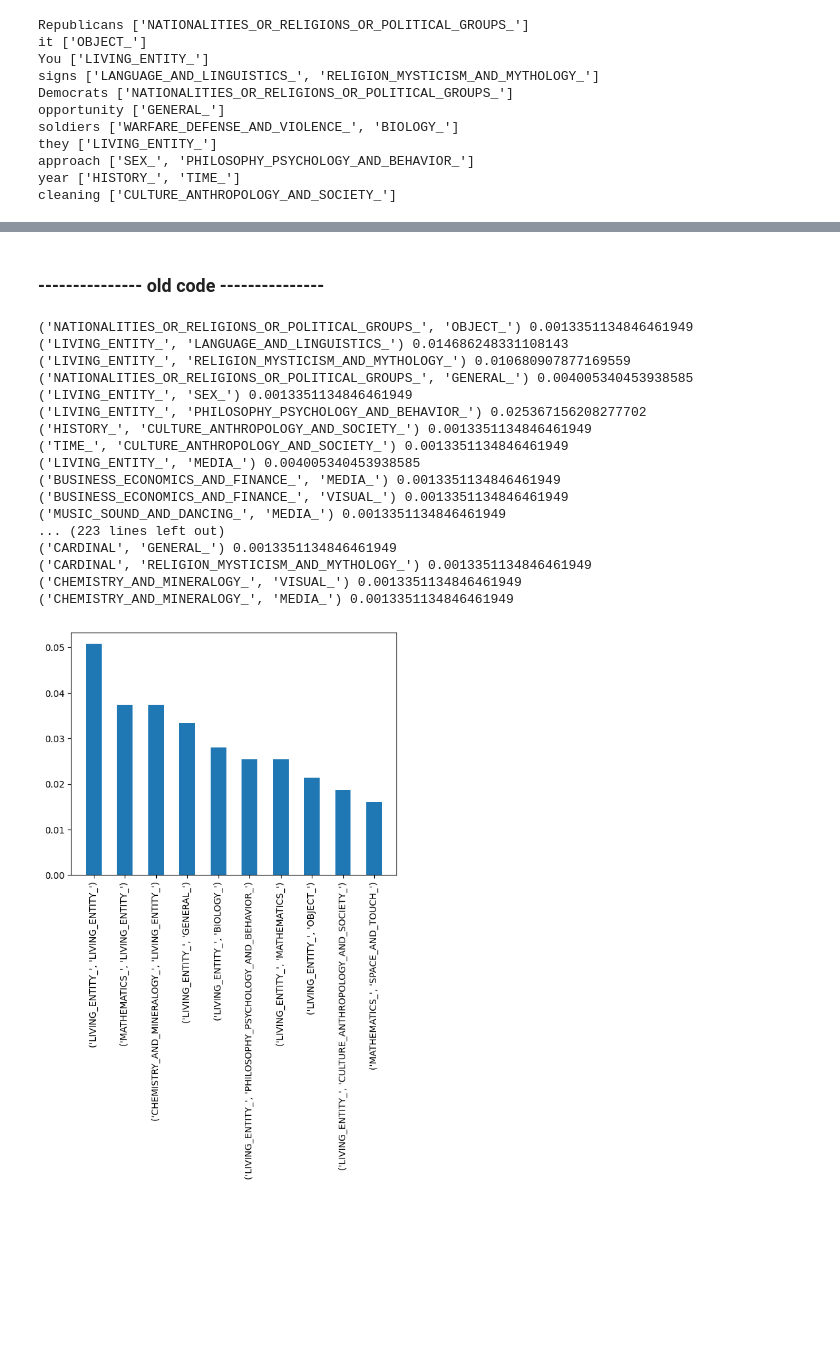
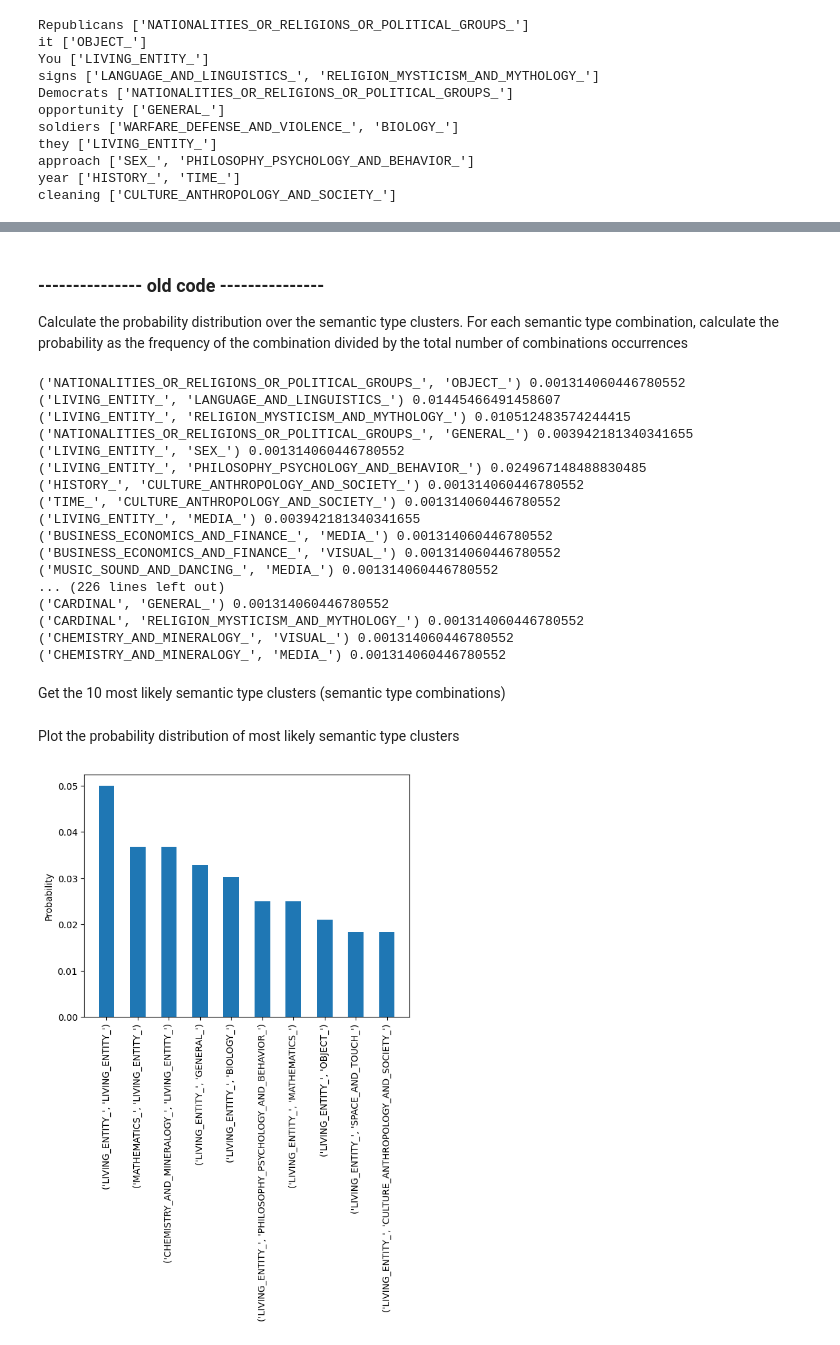
Before and after one commit to N-essuno/hanks_valence, a Jupyter notebook: hanks_valence.ipynb, the cells around one changed output, grey strips where cells are left out. Saved outputs shown, nothing was run; the diff lists cells and outputs as text; code cells hidden in the pictures; blank space fills up the shorter version.

```diff
--- a/hanks_valence.ipynb
+++ b/hanks_valence.ipynb
@@ -171,7 +175,10 @@ def get_named_entity_sem_types(named_entities: List[str]) -> List[str]:
 # %%
-def select_most_freq_sem_type(sem_types: List[str], n: int):
+def select_most_freq_sem_type(sem_types: List[str], n: int) -> List[str]:
     """
     Given a list of semantic types as strings, select the n most frequent semantic types
+    :param sem_types: list of semantic types as strings
+    :param n: number of most frequent semantic types to select
+    :return: list of n most frequent semantic types
     """
     sem_type_freq = {}
 
@@ -183,6 +190,6 @@ def select_most_freq_sem_type(sem_types: List[str], n: int):
 
     # sort the semantic types by frequency, uses the frequency as the key
     sorted_sem_type_freq = sorted(sem_type_freq.items(), key=lambda x: x[1], reverse=True)
-    # takes the first n semantic types from the sorted list
+    # take the first n semantic types from the sorted list
     return [sem_type for sem_type, freq in sorted_sem_type_freq[:n]]
 # %% [markdown]
@@ -190,15 +197,16 @@ def select_most_freq_sem_type(sem_types: List[str], n: int):
 # %%
-unkonwn_words = set()
+word_sem_type_dict: Dict[str, List[str]] = {} # dictionary to store the semantic types of each word (word -> semantic types)
+unkonwn_words = set() # set to store unknown words (words for which we couldn't find semantic types)
 
 def find_sem_types(word: str, n_most_freq: int = 2 ):
     """
-    Given a word, find the n_most_freq most frequent semantic types for the word based on its type (pronoun, common noun, named entity)
+    Given a word, find the n_most_freq most frequent semantic types for the word based on its type (pronoun, common noun, named entity) and store them in the word_sem_type_dict
     :param word: word to find the semantic types
     :param n_most_freq: number of most frequent semantic types to select
     """
     lemmatized_word = lemmatizer.lemmatize(word)
 
-    if lemmatized_word not in word_sem_type_dict: # if the word is not already in the dictionary
+    if word not in word_sem_type_dict: # if the word is not already in the dictionary
         # extract possible named entities
         named_entities = ner_single_word(word)
 
@@ -210,8 +218,8 @@ def find_sem_types(word: str, n_most_freq: int = 2 ):
             sem_types = get_common_nouns_sem_types(lemmatized_word)
 
         if sem_types: # if we found semantic types
-            frequent_sem_types = select_most_freq_sem_type(sem_types, n_most_freq)
-            word_sem_type_dict[word] = frequent_sem_types
+            frequent_sem_types = select_most_freq_sem_type(sem_types, n_most_freq) # get most frequent semantic types
+            word_sem_type_dict[word] = frequent_sem_types # store the semantic types in the dictionary
         else:
             unkonwn_words.add(word)
 # %% [markdown]
@@ -308,36 +312,42 @@ plt.show()
 # %% [markdown]
 ### --------------- old code ---------------
+
+Calculate the probability distribution over the semantic type clusters.
+For each semantic type combination, calculate the probability as the frequency of the combination divided by the total number of combinations occurrences
 # %%
-# calculate the probability distribution over the semantic type clusters
 total_occurrences = sum(sem_type_combinations.values())
-sem_type_probabilities = {sem_type: freq / total_occurrences for sem_type, freq in sem_type_combinations.items()}
+
+sem_type_probabilities = {sem_type_comb: comb_freq / total_occurrences for sem_type_comb, comb_freq in sem_type_combinations.items()}
 for sem_type, prob in sem_type_probabilities.items():
     print(sem_type, prob)
 # %% [output]
-('NATIONALITIES_OR_RELIGIONS_OR_POLITICAL_GROUPS_', 'OBJECT_') 0.0013351134846461949
-('LIVING_ENTITY_', 'LANGUAGE_AND_LINGUISTICS_') 0.014686248331108143
-('LIVING_ENTITY_', 'RELIGION_MYSTICISM_AND_MYTHOLOGY_') 0.010680907877169559
-('NATIONALITIES_OR_RELIGIONS_OR_POLITICAL_GROUPS_', 'GENERAL_') 0.004005340453938585
-('LIVING_ENTITY_', 'SEX_') 0.0013351134846461949
-('LIVING_ENTITY_', 'PHILOSOPHY_PSYCHOLOGY_AND_BEHAVIOR_') 0.025367156208277702
-('HISTORY_', 'CULTURE_ANTHROPOLOGY_AND_SOCIETY_') 0.0013351134846461949
-('TIME_', 'CULTURE_ANTHROPOLOGY_AND_SOCIETY_') 0.0013351134846461949
-('LIVING_ENTITY_', 'MEDIA_') 0.004005340453938585
-('BUSINESS_ECONOMICS_AND_FINANCE_', 'MEDIA_') 0.0013351134846461949
-('BUSINESS_ECONOMICS_AND_FINANCE_', 'VISUAL_') 0.0013351134846461949
-('MUSIC_SOUND_AND_DANCING_', 'MEDIA_') 0.0013351134846461949
-... (223 lines left out)
-('CARDINAL', 'GENERAL_') 0.0013351134846461949
-('CARDINAL', 'RELIGION_MYSTICISM_AND_MYTHOLOGY_') 0.0013351134846461949
-('CHEMISTRY_AND_MINERALOGY_', 'VISUAL_') 0.0013351134846461949
-('CHEMISTRY_AND_MINERALOGY_', 'MEDIA_') 0.0013351134846461949
+('NATIONALITIES_OR_RELIGIONS_OR_POLITICAL_GROUPS_', 'OBJECT_') 0.001314060446780552
+('LIVING_ENTITY_', 'LANGUAGE_AND_LINGUISTICS_') 0.01445466491458607
+('LIVING_ENTITY_', 'RELIGION_MYSTICISM_AND_MYTHOLOGY_') 0.010512483574244415
+('NATIONALITIES_OR_RELIGIONS_OR_POLITICAL_GROUPS_', 'GENERAL_') 0.003942181340341655
+('LIVING_ENTITY_', 'SEX_') 0.001314060446780552
+('LIVING_ENTITY_', 'PHILOSOPHY_PSYCHOLOGY_AND_BEHAVIOR_') 0.024967148488830485
+('HISTORY_', 'CULTURE_ANTHROPOLOGY_AND_SOCIETY_') 0.001314060446780552
+('TIME_', 'CULTURE_ANTHROPOLOGY_AND_SOCIETY_') 0.001314060446780552
+('LIVING_ENTITY_', 'MEDIA_') 0.003942181340341655
+('BUSINESS_ECONOMICS_AND_FINANCE_', 'MEDIA_') 0.001314060446780552
+('BUSINESS_ECONOMICS_AND_FINANCE_', 'VISUAL_') 0.001314060446780552
+('MUSIC_SOUND_AND_DANCING_', 'MEDIA_') 0.001314060446780552
+... (226 lines left out)
+('CARDINAL', 'GENERAL_') 0.001314060446780552
+('CARDINAL', 'RELIGION_MYSTICISM_AND_MYTHOLOGY_') 0.001314060446780552
+('CHEMISTRY_AND_MINERALOGY_', 'VISUAL_') 0.001314060446780552
+('CHEMISTRY_AND_MINERALOGY_', 'MEDIA_') 0.001314060446780552
+# %% [markdown]
+Get the 10 most likely semantic type clusters (semantic type combinations)
 # %%
-# get 10 most frequent semantic type clusters
-most_frequent_sem_type_clusters = dict(sorted(sem_type_probabilities.items(), key=lambda x: x[1], reverse=True))
+most_likely_sem_type_clusters = dict(sorted(sem_type_probabilities.items(), key=lambda x: x[1], reverse=True))
+# %% [markdown]
+Plot the probability distribution of most likely semantic type clusters
 # %%
-# plot the probability distribution of most frequent semantic type clusters
-plt.bar(range(10), list(most_frequent_sem_type_clusters.values())[:10], align='center', width=0.5)
-plt.xticks(range(10), list(most_frequent_sem_type_clusters.keys())[:10], rotation='vertical')
+plt.bar(range(10), list(most_likely_sem_type_clusters.values())[:10], align='center', width=0.5)
+plt.xticks(range(10), list(most_likely_sem_type_clusters.keys())[:10], rotation='vertical')
+plt.ylabel('Probability')
 plt.show()
 # %% [output]
-[figure, old version]
+[figure, new version]
```
Also changed, not shown: parts of 24 cells of this notebook, 1 other file.
